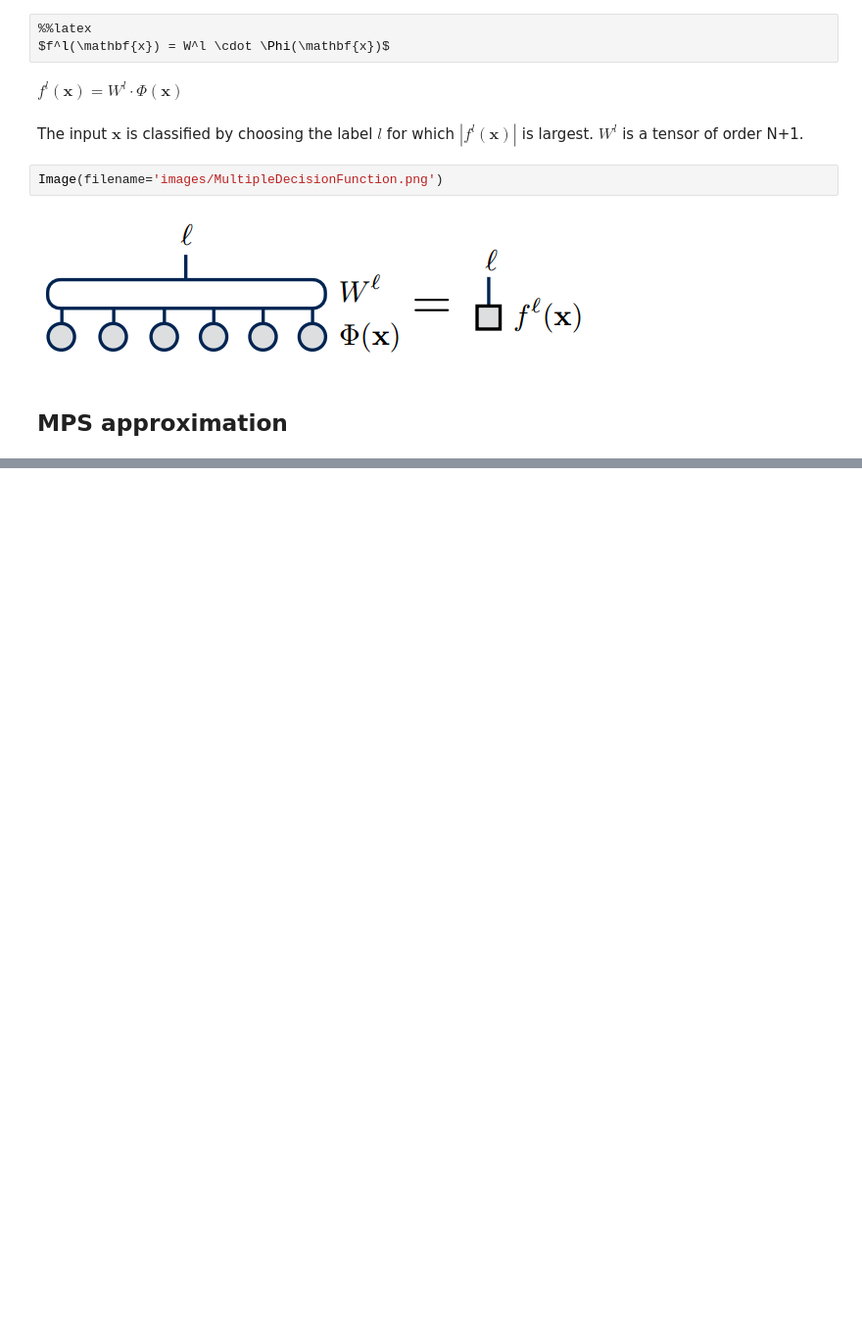
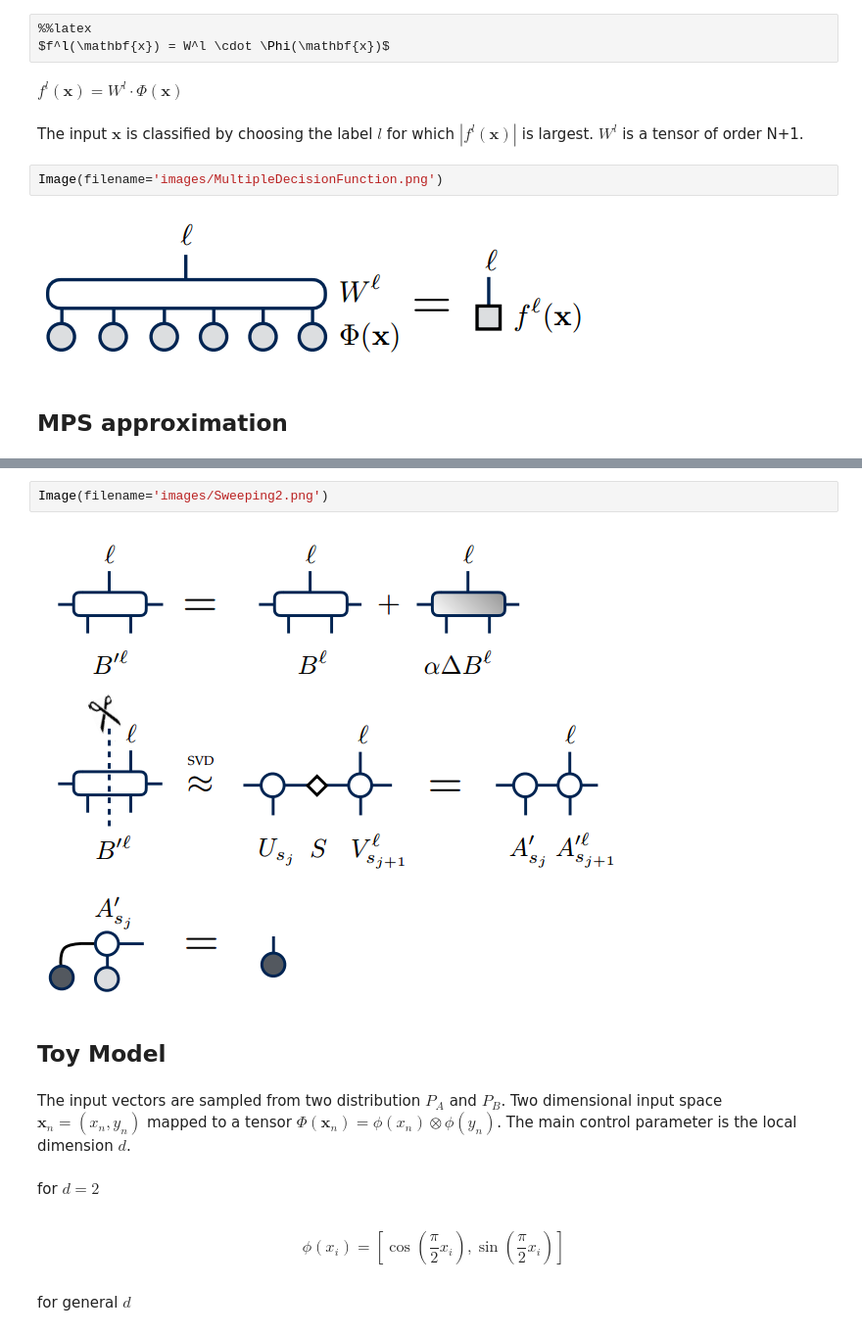
Before and after one commit to marcoavesani/TN-BML, a Jupyter notebook: slides/slides.ipynb, the cells around one changed output, grey strips where cells are left out. Shown at 98% size. Saved outputs shown, nothing was run; the diff lists cells and outputs as text; blank space fills up the shorter version.

```diff
--- a/slides/slides.ipynb
+++ b/slides/slides.ipynb
@@ -129,0 +174,14 @@ Image(filename='images/MultipleDecisionFunction.png')
+# %%
+Image(filename='images/Sweeping2.png')
+# %% [output]
+[figure, added]
+# %% [markdown]
+## Toy Model
+# %% [markdown]
+The input vectors are sampled from two distribution $P_A$ and $P_B$. Two dimensional input space $\mathbf{x}_n = (x_n, y_n)$ mapped to a tensor $\Phi(\mathbf{x}_n) = \phi(x_n) \otimes \phi(y_n)$. The main control parameter is the local dimension $d$.
+# %% [markdown]
+for $d=2$
+# %% [markdown]
+$$\begin{equation} \phi(x_i) = [\cos(\frac{\pi}{2}x_i), \sin(\frac{\pi}{2}x_i)] \end{equation}$$
+# %% [markdown]
+for general $d$
```
Also changed, not shown: parts of 19 cells of this notebook, 3 other files.
